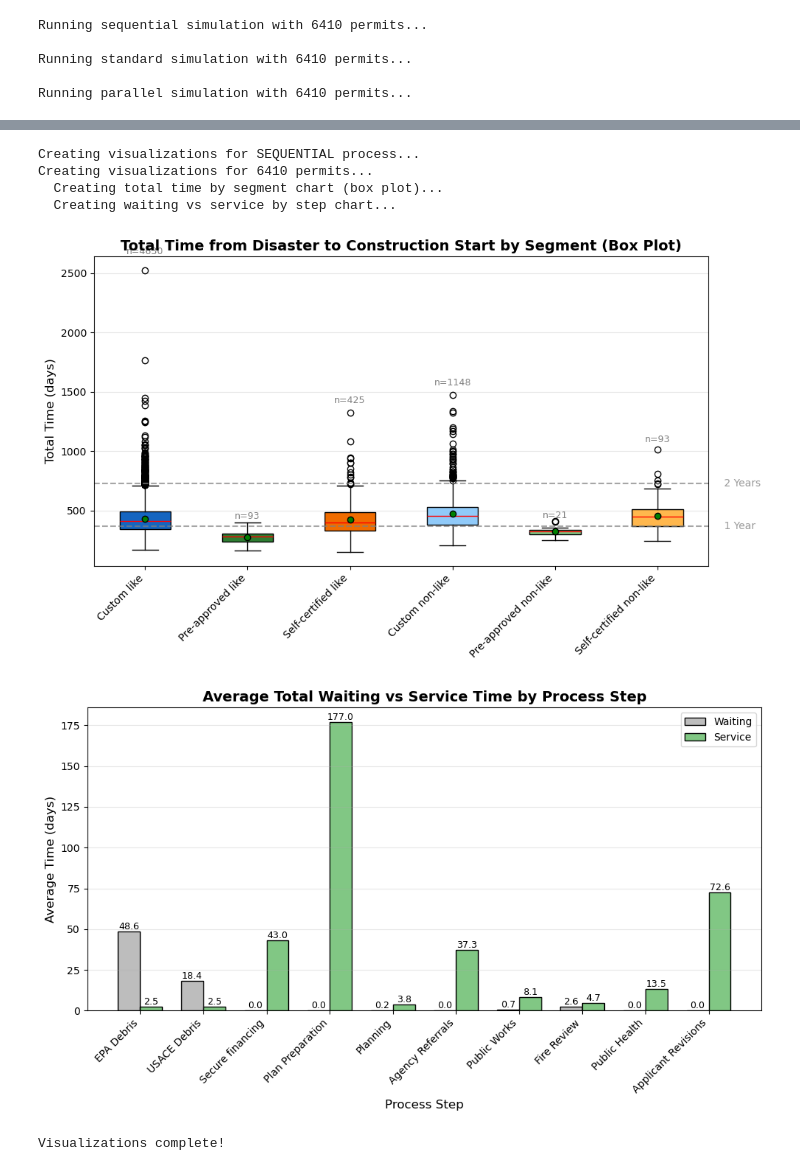
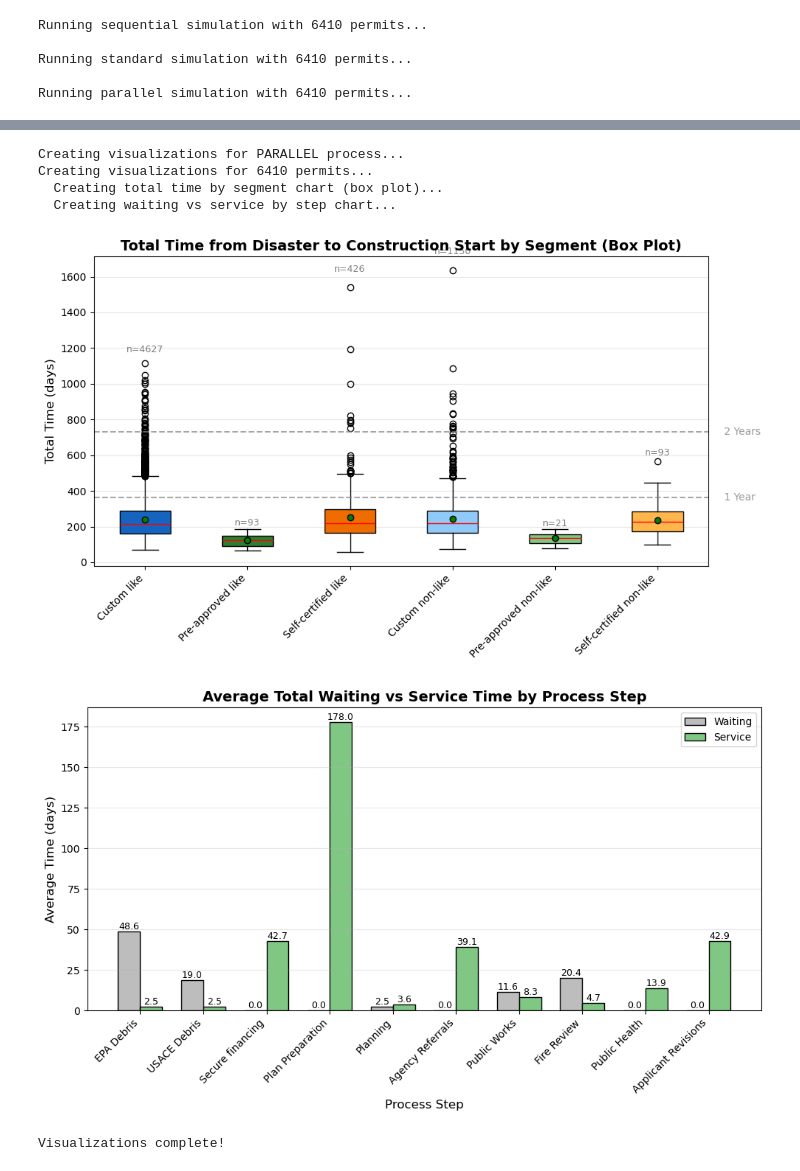
Before and after one commit to MIT-HSCL/permitting-model, a Jupyter notebook: run_simulation_parallel.ipynb, the cells around one changed output, grey strips where cells are left out. Saved outputs shown, nothing was run; the diff lists cells and outputs as text; code cells hidden in the pictures.

```diff
--- a/run_simulation_parallel.ipynb
+++ b/run_simulation_parallel.ipynb
@@ -148,12 +221,12 @@ Creating visualizations for 6410 permits...
 Visualizations complete!
 # %%
-print("\nCreating visualizations for SEQUENTIAL process...")
-visualize_all(sim_sequential.completed_permits, save_prefix=None, show=True)
+print("\nCreating visualizations for PARALLEL process...")
+visualize_all(sim_parallel.completed_permits, save_prefix=None, show=True)
 # %% [output]
-Creating visualizations for SEQUENTIAL process...
+Creating visualizations for PARALLEL process...
 Creating visualizations for 6410 permits...
   Creating total time by segment chart (box plot)...
   Creating waiting vs service by step chart...
-[figure, old version]
+[figure, new version]
-[figure, old version]
+[figure, new version]
 Visualizations complete!
```
Also changed, not shown: parts of 8 cells of this notebook, 5 other files.
